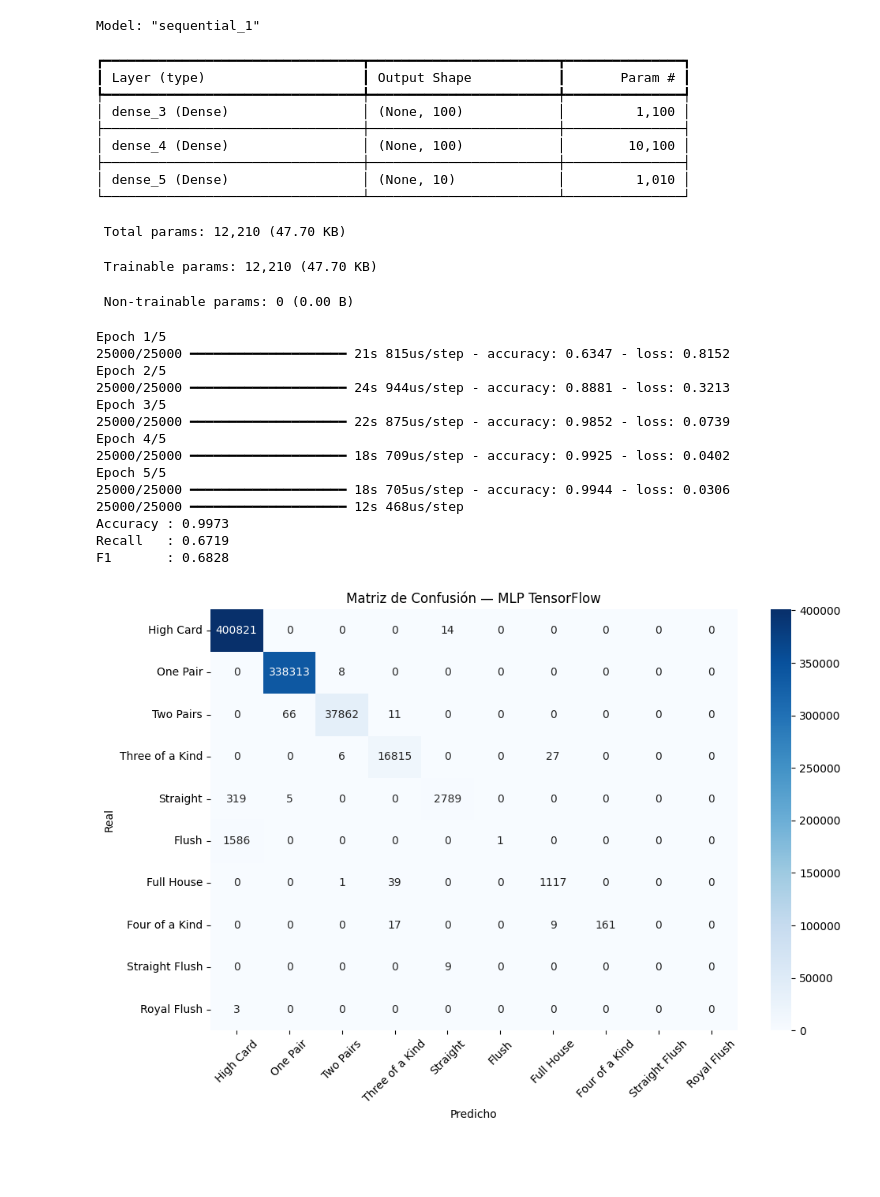
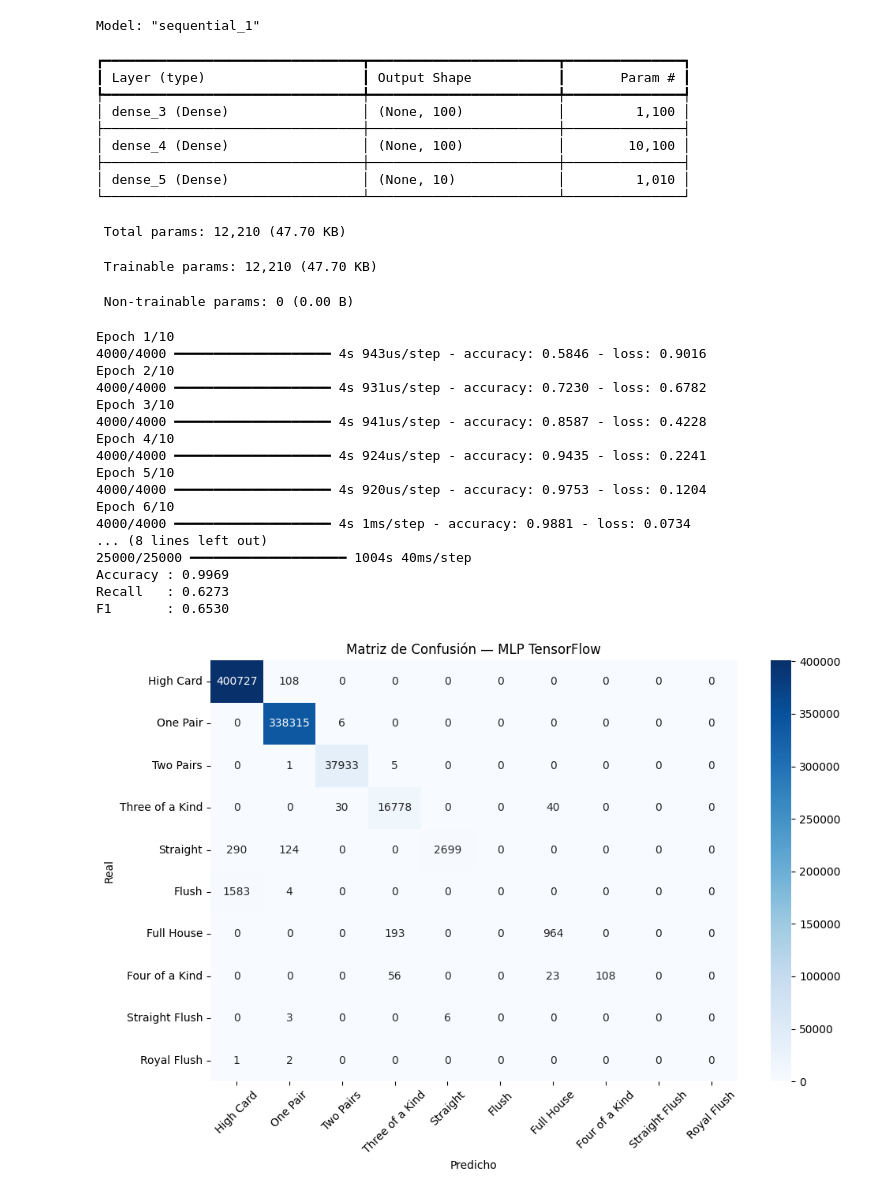
Before and after one commit to elunacado/AI_project, a Jupyter notebook: modelo/mlp_raw/MLP_raw.ipynb, the cells around one changed output. Saved outputs shown, nothing was run; the diff lists cells and outputs as text; code cells hidden in the pictures; blank space fills up the shorter version.

```diff
--- a/modelo/mlp_raw/MLP_raw.ipynb
+++ b/modelo/mlp_raw/MLP_raw.ipynb
@@ -9,7 +9,10 @@ from tensorflow import keras
 # Se lee el dataset preprocesado
 #df = pd.read_csv('../../preprocesamiento/preprocesamiento_trainning.data', header=None)
 df = pd.read_csv('./train.data', header=None)
-clases = sorted(y.unique().astype(int).tolist())
+
+x = df.iloc[:, :-1].values
+y = df.iloc[:, -1].values
+clases = sorted(np.unique(y).astype(int).tolist())
 clase_nombres = {
     0: "High Card", 1: "One Pair", 2: "Two Pairs", 3: "Three of a Kind",
     4: "Straight",  5: "Flush",   6: "Full House", 7: "Four of a Kind",
@@ -17,9 +20,6 @@ clase_nombres = {
 }
 nombres_ordenados = [clase_nombres[c] for c in clases]
 
-
-x = df.iloc[:, :-1].values
-y = df.iloc[:, -1].values
 
 # Número de clases distintas
 # Número de características (features) por muestra
@@ -53,8 +53,8 @@ modelo_tf.summary()
 
 history = modelo_tf.fit(
     x, y,
-    epochs=5,          # número de iteraciones completas sobre el dataset
-    batch_size=32,      # tamaño de lote
+    epochs=10,          # número de iteraciones completas sobre el dataset
+    batch_size=200,      # tamaño de lote
     verbose=1           # muestra progreso en consola
 )
 
@@ -85,47 +85,50 @@ sns.heatmap(
     xticklabels=nombres_ordenados,
     yticklabels=nombres_ordenados,
 )
 
 # Etiquetas del gráfico
 plt.title("Matriz de Confusión — MLP TensorFlow")
 plt.xlabel("Predicho")
 plt.ylabel("Real")
 
 # Ajustes visuales
 plt.tick_params(axis='x', rotation=45)
 plt.tick_params(axis='y', rotation=0)
 plt.tight_layout()
 
 # Mostrar gráfico
 plt.show()
 # %% [output]
 Model: "sequential_1"
 ┏━━━━━━━━━━━━━━━━━━━━━━━━━━━━━━━━━┳━━━━━━━━━━━━━━━━━━━━━━━━┳━━━━━━━━━━━━━━━┓
 ┃ Layer (type)                    ┃ Output Shape           ┃       Param # ┃
 ┡━━━━━━━━━━━━━━━━━━━━━━━━━━━━━━━━━╇━━━━━━━━━━━━━━━━━━━━━━━━╇━━━━━━━━━━━━━━━┩
 │ dense_3 (Dense)                 │ (None, 100)            │         1,100 │
 ├─────────────────────────────────┼────────────────────────┼───────────────┤
 │ dense_4 (Dense)                 │ (None, 100)            │        10,100 │
 ├─────────────────────────────────┼────────────────────────┼───────────────┤
 │ dense_5 (Dense)                 │ (None, 10)             │         1,010 │
 └─────────────────────────────────┴────────────────────────┴───────────────┘
  Total params: 12,210 (47.70 KB)
  Trainable params: 12,210 (47.70 KB)
  Non-trainable params: 0 (0.00 B)
-Epoch 1/5
-25000/25000 ━━━━━━━━━━━━━━━━━━━━ 21s 815us/step - accuracy: 0.6347 - loss: 0.8152
-Epoch 2/5
-25000/25000 ━━━━━━━━━━━━━━━━━━━━ 24s 944us/step - accuracy: 0.8881 - loss: 0.3213
-Epoch 3/5
-25000/25000 ━━━━━━━━━━━━━━━━━━━━ 22s 875us/step - accuracy: 0.9852 - loss: 0.0739
-Epoch 4/5
-25000/25000 ━━━━━━━━━━━━━━━━━━━━ 18s 709us/step - accuracy: 0.9925 - loss: 0.0402
-Epoch 5/5
-25000/25000 ━━━━━━━━━━━━━━━━━━━━ 18s 705us/step - accuracy: 0.9944 - loss: 0.0306
-25000/25000 ━━━━━━━━━━━━━━━━━━━━ 12s 468us/step
-Accuracy : 0.9973
-Recall   : 0.6719
-F1       : 0.6828
+Epoch 1/10
+4000/4000 ━━━━━━━━━━━━━━━━━━━━ 4s 943us/step - accuracy: 0.5846 - loss: 0.9016
+Epoch 2/10
+4000/4000 ━━━━━━━━━━━━━━━━━━━━ 4s 931us/step - accuracy: 0.7230 - loss: 0.6782
+Epoch 3/10
+4000/4000 ━━━━━━━━━━━━━━━━━━━━ 4s 941us/step - accuracy: 0.8587 - loss: 0.4228
+Epoch 4/10
+4000/4000 ━━━━━━━━━━━━━━━━━━━━ 4s 924us/step - accuracy: 0.9435 - loss: 0.2241
+Epoch 5/10
+4000/4000 ━━━━━━━━━━━━━━━━━━━━ 4s 920us/step - accuracy: 0.9753 - loss: 0.1204
+Epoch 6/10
+4000/4000 ━━━━━━━━━━━━━━━━━━━━ 4s 1ms/step - accuracy: 0.9881 - loss: 0.0734
+... (8 lines left out)
+25000/25000 ━━━━━━━━━━━━━━━━━━━━ 1004s 40ms/step
+Accuracy : 0.9969
+Recall   : 0.6273
+F1       : 0.6530
-[figure, old version]
+[figure, new version]
 # %%
 modelo_tf.save("modelo_poker_raw.keras")
```
Also changed, not shown: 18 other files.
